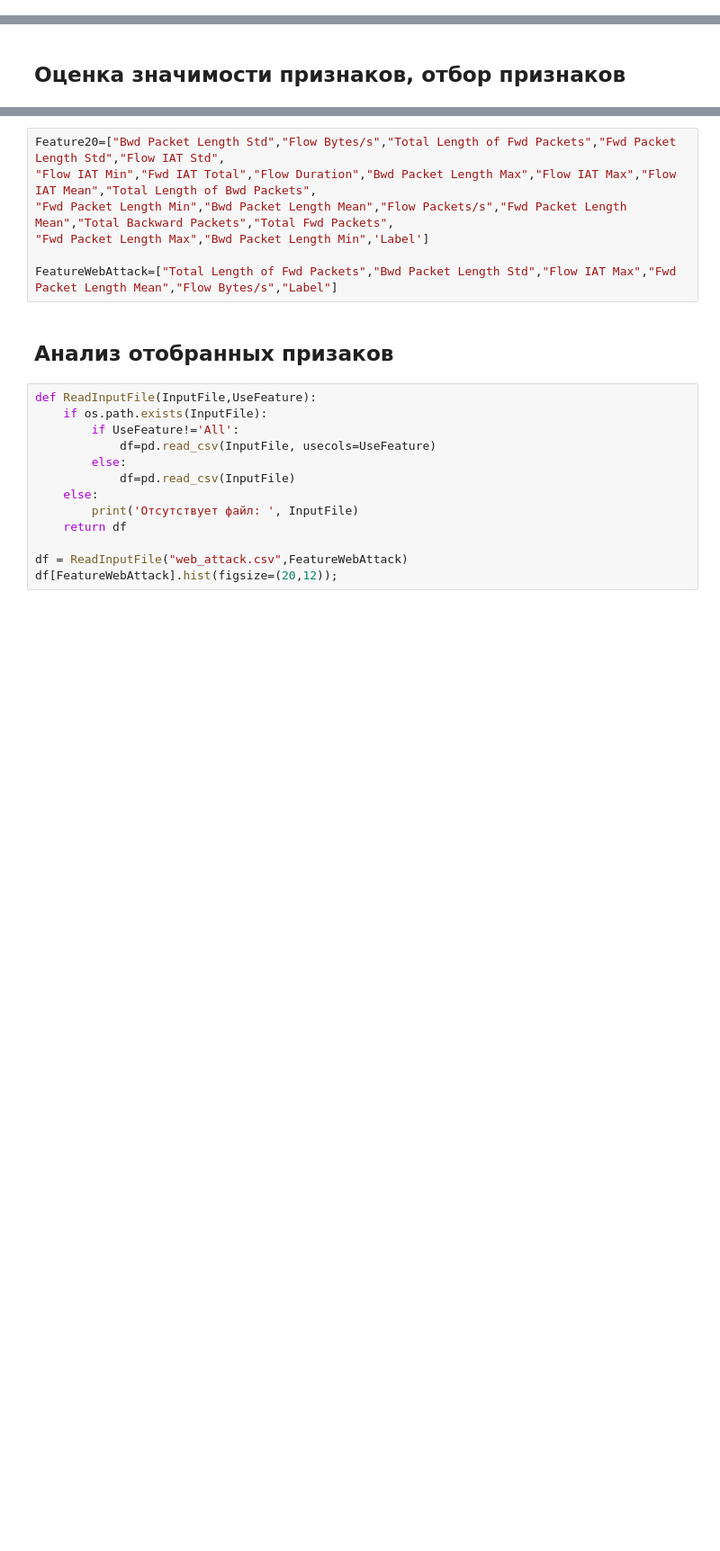
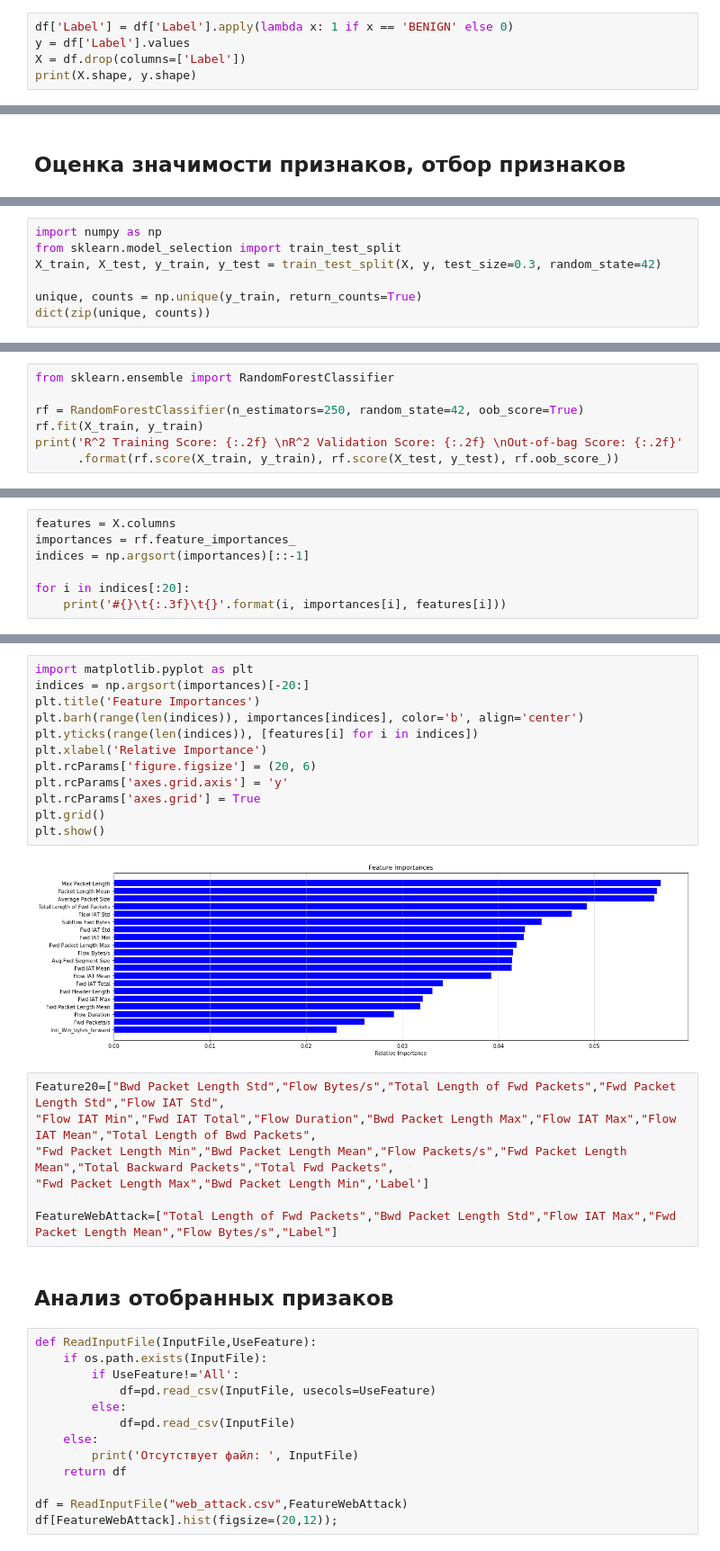
Before and after one commit to fisher85/ml-cybersecurity, a Jupyter notebook: python-web-attack-detection/web-attack-detection.ipynb, the cells around one changed output, grey strips where cells are left out. Shown: that part at 90% size. Drawn from its saved outputs; the diff is of its cells as text; blank space fills up the shorter version.

Commit message:
Fix web-attack detection notebook (feature importances from Kahraman Kostas notebook are wrong)

```diff
--- a/python-web-attack-detection/web-attack-detection.ipynb
+++ b/python-web-attack-detection/web-attack-detection.ipynb
@@ -53,0 +175,5 @@ X = df.values
+# %%
+df['Label'] = df['Label'].apply(lambda x: 1 if x == 'BENIGN' else 0)
+y = df['Label'].values
+X = df.drop(columns=['Label'])
+print(X.shape, y.shape)
@@ -115,0 +184,7 @@ Total operation time: =  11.83467698097229 seconds
+# %%
+import numpy as np
+from sklearn.model_selection import train_test_split
+X_train, X_test, y_train, y_test = train_test_split(X, y, test_size=0.3, random_state=42)
+
+unique, counts = np.unique(y_train, return_counts=True)
+dict(zip(unique, counts))
@@ -115,0 +228,7 @@ Total operation time: =  11.83467698097229 seconds
+# %%
+from sklearn.ensemble import RandomForestClassifier
+
+rf = RandomForestClassifier(n_estimators=250, random_state=42, oob_score=True)
+rf.fit(X_train, y_train)
+print('R^2 Training Score: {:.2f} \nR^2 Validation Score: {:.2f} \nOut-of-bag Score: {:.2f}'
+      .format(rf.score(X_train, y_train), rf.score(X_test, y_test), rf.oob_score_))
@@ -115,0 +239,7 @@ Total operation time: =  11.83467698097229 seconds
+# %%
+features = X.columns
+importances = rf.feature_importances_
+indices = np.argsort(importances)[::-1]
+
+for i in indices[:20]:
+    print('#{}\t{:.3f}\t{}'.format(i, importances[i], features[i]))
@@ -116,3 +285,17 @@ Total operation time: =  11.83467698097229 seconds
+# %%
+import matplotlib.pyplot as plt
+indices = np.argsort(importances)[-20:]
+plt.title('Feature Importances')
+plt.barh(range(len(indices)), importances[indices], color='b', align='center')
+plt.yticks(range(len(indices)), [features[i] for i in indices])
+plt.xlabel('Relative Importance')
+plt.rcParams['figure.figsize'] = (20, 6)
+plt.rcParams['axes.grid.axis'] = 'y'
+plt.rcParams['axes.grid'] = True
+plt.grid()
+plt.show()
+# %% [output]
+[figure, added]
 # %%
 Feature20=["Bwd Packet Length Std","Flow Bytes/s","Total Length of Fwd Packets","Fwd Packet Length Std","Flow IAT Std",
 "Flow IAT Min","Fwd IAT Total","Flow Duration","Bwd Packet Length Max","Flow IAT Max","Flow IAT Mean","Total Length of Bwd Packets",
```
Also changed, not shown: parts of 56 cells of this notebook, 2 other files.
